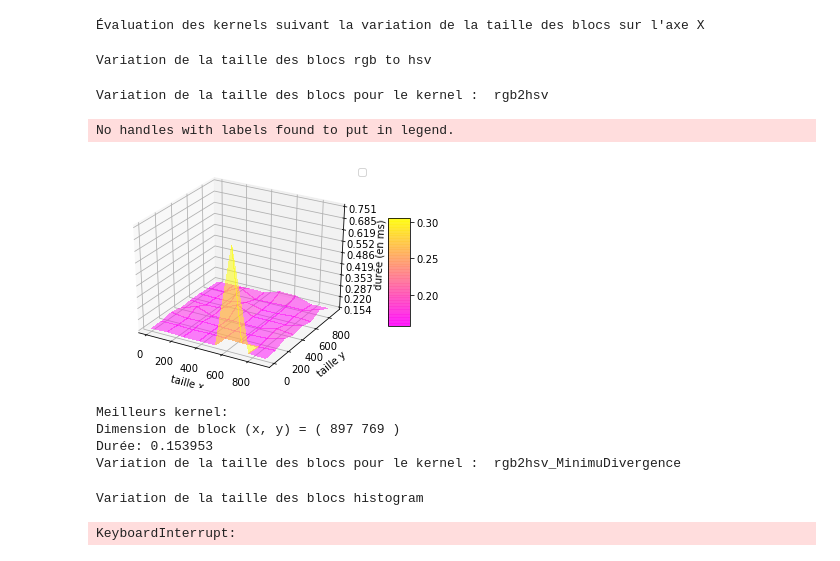
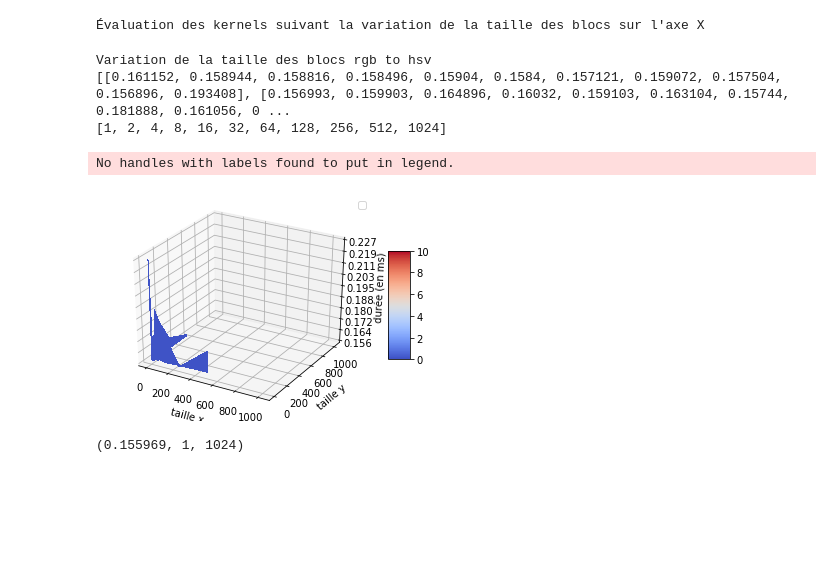
Before and after one commit to Me-k-01/Histogram_equalization, a Jupyter notebook: rapport-tp3.ipynb, the cells around one changed output. Saved outputs shown, nothing was run; the diff lists cells and outputs as text; code cells hidden in the pictures; blank space fills up the shorter version.

Commit message:
diagramme

```diff
--- a/rapport-tp3.ipynb
+++ b/rapport-tp3.ipynb
@@ -117,17 +118,16 @@ print("Évaluation des kernels suivant la variation de la taille des blocs sur l
 def evaluate2DBlocSize(kernelType, nTry = 10):
     durations = []
     sizes = []
-    step = 128
     xBlockSize = 1
 
     while xBlockSize <= 1024:
         yBlockSize = 1
         durations.append([])
         while yBlockSize <= 1024:
-            #if (xBlockSize + yBlockSize) > 1024:
-            #    durations[-1].append(-1)
-            #    yBlockSize += step
-            #    continue
+            if (xBlockSize * yBlockSize) > 1024:
+                durations[-1].append(np.nan)
+                yBlockSize *= 2
+                continue
 
             avg = 0
             for _ in range(nTry) :
@@ -141,15 +141,20 @@ def evaluate2DBlocSize(kernelType, nTry = 10):
 
             avg /= nTry
             durations[-1].append(avg)
-            yBlockSize += step
+            yBlockSize *= 2
         sizes.append(xBlockSize)
-        xBlockSize += step
+
+        xBlockSize *= 2
     return durations, sizes
 # %%
 print("Variation de la taille des blocs rgb to hsv")
 durations, sizes = evaluate2DBlocSize(0, 1)
+print(durations)
+print(sizes)
 # %% [output]
 Variation de la taille des blocs rgb to hsv
+[[0.161152, 0.158944, 0.158816, 0.158496, 0.15904, 0.1584, 0.157121, 0.159072, 0.157504, 0.156896, 0.193408], [0.156993, 0.159903, 0.164896, 0.16032, 0.159103, 0.163104, 0.15744, 0.181888, 0.161056, 0 ...
+[1, 2, 4, 8, 16, 32, 64, 128, 256, 512, 1024]
 # %%
 
 def showHistogramDuration3D_1(durations, sizesX, sizesY, xLabel, yLabel):
@@ -169,44 +174,62 @@ def showHistogramDuration3D_1(durations, sizesX, sizesY, xLabel, yLabel):
     fig = plt.figure()
     ax = fig.add_subplot(projection='3d')
     X, Y = np.meshgrid(sizesX, sizesY)
-    surf = ax.plot_surface(X, Y, np.array(durations), cmap='my_color',
-        linewidth=0, antialiased=False)
+    surf = ax.plot_surface(X, Y, np.array(durations), rstride=1, cstride=1, cmap=cm.coolwarm,
+        linewidth=0, antialiased=False, vmin=0, vmax=10)
 
 
     # Customize the z axis.
-    #ax.set_zlim(2, 10)
     ax.zaxis.set_major_locator(LinearLocator(10))
     ax.zaxis.set_major_formatter(FormatStrFormatter('%.03f'))
 
     ax.legend()
     ax.set_xlabel(xLabel)
     ax.set_ylabel(yLabel)
     ax.set_zlabel("durée (en ms)")
 
     # Add a color bar which maps values to colors.evaluate2DBlocSize(4, 1)
     fig.colorbar(surf, shrink=0.5, aspect=5)
     plt.show()
 
-def showHistogramDuration3D_2(durations, sizesX, sizesY, dLabel, xLabel, yLabel):
+def showHistogramDuration3D_2(durations, sizesX, sizesY, xLabel, yLabel):
+    # get colormap
+    ncolors = 256
+    color_array = plt.get_cmap('spring')(range(ncolors))
+
+    # change alpha values
+    color_array[:,-1] = [0.5] * 256
+
+    # create a colormap object
+    map_object = LinearSegmentedColormap.from_list(name='my_color',colors=color_array)
+
+    # register this new colormap with matplotlib
+    plt.register_cmap(cmap=map_object)
 
     fig = plt.figure()
     ax = fig.add_subplot(projection='3d')
-    Z = np.array(durations)
-    ax.plot_trisurf(sizesX, sizesY, Z, cmap=cm.coolwarm,
-        linewidth=0.2, antialiased=True)
+    X, Y = np.meshgrid(sizesX, sizesY)
+
+    dx = dy = 0.5 * np.ones_like(durations)
+    dz = hist.ravel()
+    ax.bar3d(X.ravel(), Y.ravel(), durations, xLabel, dy, dz, zsort='average')
+
 
     # Customize the z axis.
     ax.zaxis.set_major_locator(LinearLocator(10))
-    ax.zaxis.set_major_formatter(FormatStrFormatter('%.05f'))
+    ax.zaxis.set_major_formatter(FormatStrFormatter('%.03f'))
 
     ax.legend()
     ax.set_xlabel(xLabel)
     ax.set_ylabel(yLabel)
-    ax.set_zlabel(dLabel)
+    ax.set_zlabel("durée (en ms)")
 
     # Add a color bar which maps values to colors.evaluate2DBlocSize(4, 1)
-    #fig.colorbar(surf, shrink=0.5, aspect=5)
     plt.show()
+test = np.array(durations)
+showHistogramDuration3D_1(test, sizes, sizes, "taille x", "taille y")
+# %% [output]
+No handles with labels found to put in legend.
+[figure, added]
 # %%
 def getBestParameters(durations, sizesX, sizesY):
     m = durations[0][0]
@@ -215,10 +238,10 @@ def getBestParameters(durations, sizesX, sizesY):
 
     for i in range(len(durations)):
         for j in range(len(durations[i])):
-            if (durations[i][j] < m):
+            if (durations[i][j] < m and durations[i][j] != np.nan):
                 m = durations[i][j]
                 x = sizesX[i]
-                y = sizesX[j]
+                y = sizesY[j]
 
     return m, x, y
 
@@ -234,23 +257,16 @@ def testBlocKernels(kernels, nTry = 1):
         print("Meilleurs kernel: ")
         print("Dimension de block (x, y) = (", x, y, ")")
         print("Durée:", d)
+        print()
 
-testBlocKernels(KERNELS, 1)
+getBestParameters(test, sizes, sizes)
+#testBlocKernels(KERNELS, 2)
 # %% [output]
-Variation de la taille des blocs pour le kernel :  rgb2hsv
+(0.155969, 1, 1024)
-No handles with labels found to put in legend.
-[figure, removed]
-Meilleurs kernel:
-Dimension de block (x, y) = ( 897 769 )
-Durée: 0.153953
-Variation de la taille des blocs pour le kernel :  rgb2hsv_MinimuDivergence
 # %%
 
 
 print("Variation de la taille des blocs histogram")
 durations, sizes = evaluate2DBlocSize(3, 10)
 showHistogramDuration3D_1(durations, sizes, sizes, "taille x", "taille y")
-# %% [output]
-Variation de la taille des blocs histogram
-KeyboardInterrupt:
 # %%
```
Also changed, not shown: parts of 2 cells of this notebook, 3 other files.
